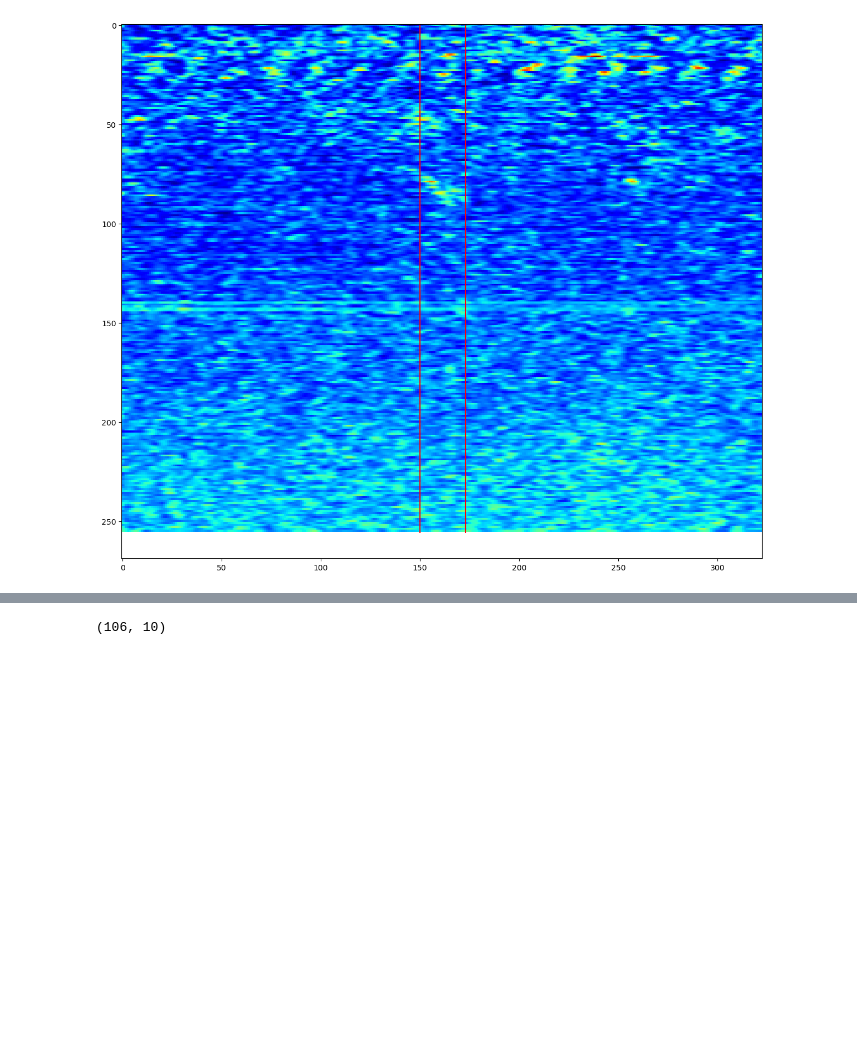
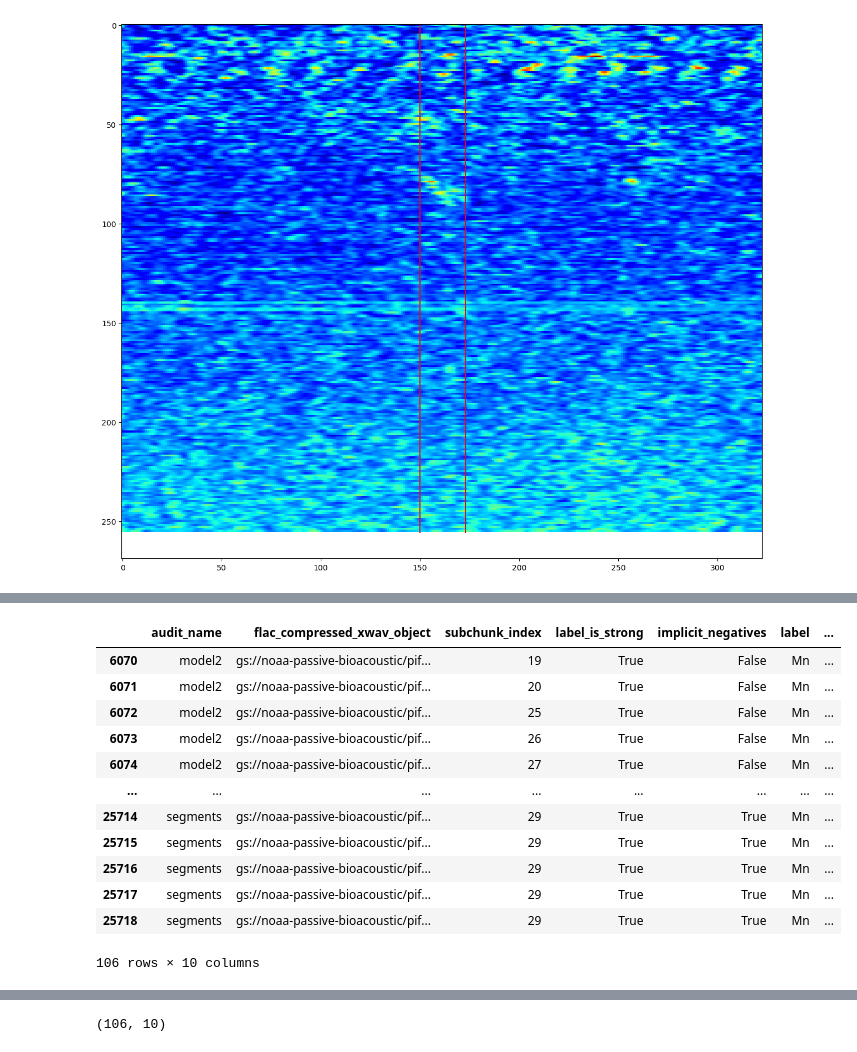
Before and after one commit to adrianmonaghan/SonoAcousticWhale, a Jupyter notebook: EDA/own_PCEN.ipynb, the cells around one changed output, grey strips where cells are left out. Saved outputs shown, nothing was run; the diff lists cells and outputs as text; code cells hidden in the pictures; blank space fills up the shorter version.

```diff
--- a/EDA/own_PCEN.ipynb
+++ b/EDA/own_PCEN.ipynb
@@ -144,0 +562,16 @@ plt.show()
+# %%
+annot[annot["flac_compressed_xwav_object"].str.contains("Cross_A_02_060114_200928")]
+# %% [output]
+|  | audit_name | flac_compressed_xwav_object | subchunk_index | label_is_strong | implicit_negatives | label | ... |
+| 6070 | model2 | gs://noaa-passive-bioacoustic/pif... | 19 | True | False | Mn | ... |
+| 6071 | model2 | gs://noaa-passive-bioacoustic/pif... | 20 | True | False | Mn | ... |
+| 6072 | model2 | gs://noaa-passive-bioacoustic/pif... | 25 | True | False | Mn | ... |
+| 6073 | model2 | gs://noaa-passive-bioacoustic/pif... | 26 | True | False | Mn | ... |
+| 6074 | model2 | gs://noaa-passive-bioacoustic/pif... | 27 | True | False | Mn | ... |
+| ... | ... | ... | ... | ... | ... | ... | ... |
+| 25714 | segments | gs://noaa-passive-bioacoustic/pif... | 29 | True | True | Mn | ... |
+| 25715 | segments | gs://noaa-passive-bioacoustic/pif... | 29 | True | True | Mn | ... |
+| 25716 | segments | gs://noaa-passive-bioacoustic/pif... | 29 | True | True | Mn | ... |
+| 25717 | segments | gs://noaa-passive-bioacoustic/pif... | 29 | True | True | Mn | ... |
+| 25718 | segments | gs://noaa-passive-bioacoustic/pif... | 29 | True | True | Mn | ... |
+106 rows × 10 columns
```
Also changed, not shown: parts of 42 cells of this notebook, 1 other file.
